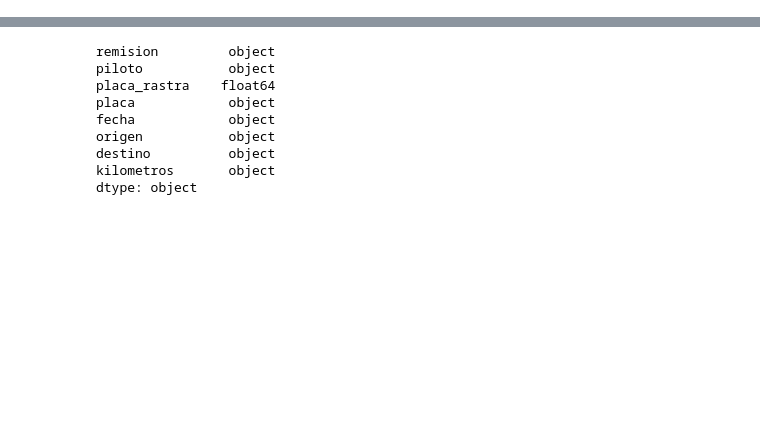
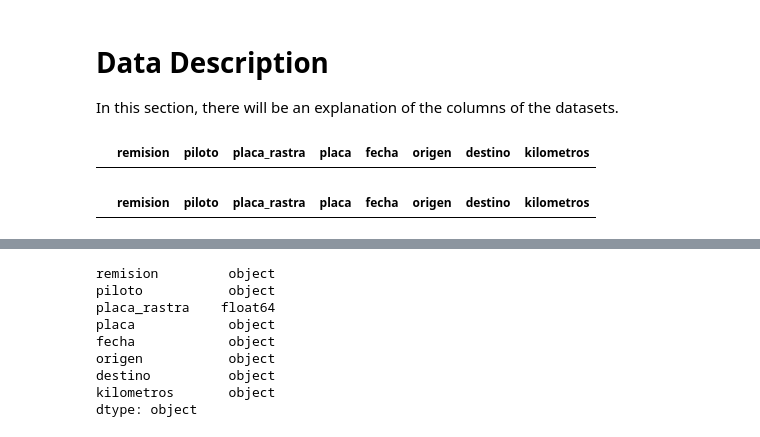
Before and after one commit to data301-2020-winter1/course-project-solo_321, a Jupyter notebook: analysis/milestone3.ipynb, the cells around one changed output, grey strips where cells are left out. Cells and saved outputs as stored; diff of their text form; code cells hidden in the pictures; blank space fills up the shorter version.

```diff
--- a/analysis/milestone2.ipynb
+++ b/analysis/milestone3.ipynb
@@ -47,0 +61,11 @@ df_cocacola.fillna(np.nan)
+# %% [markdown]
+# Data Description
+In this section, there will be an explanation of the columns of the datasets.
+# %%
+df_logistic_water.head(0)
+# %% [output]
+|  | remision | piloto | placa_rastra | placa | fecha | origen | destino | kilometros |
+# %%
+df_logistic_soda.head(0)
+# %% [output]
+|  | remision | piloto | placa_rastra | placa | fecha | origen | destino | kilometros |
```
Also changed, not shown: parts of 31 cells of this notebook, 3 other files.
